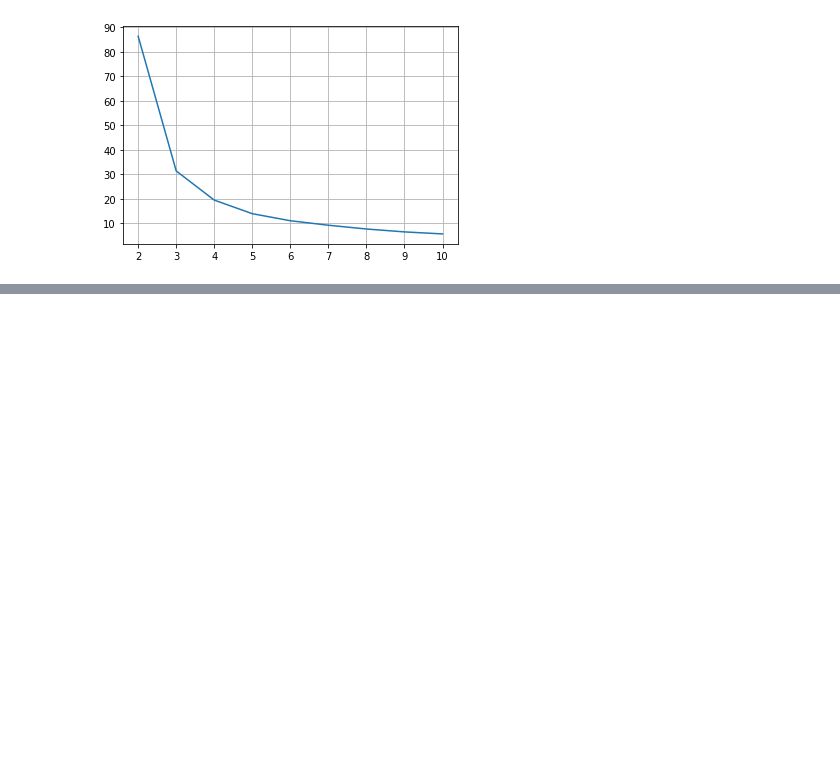
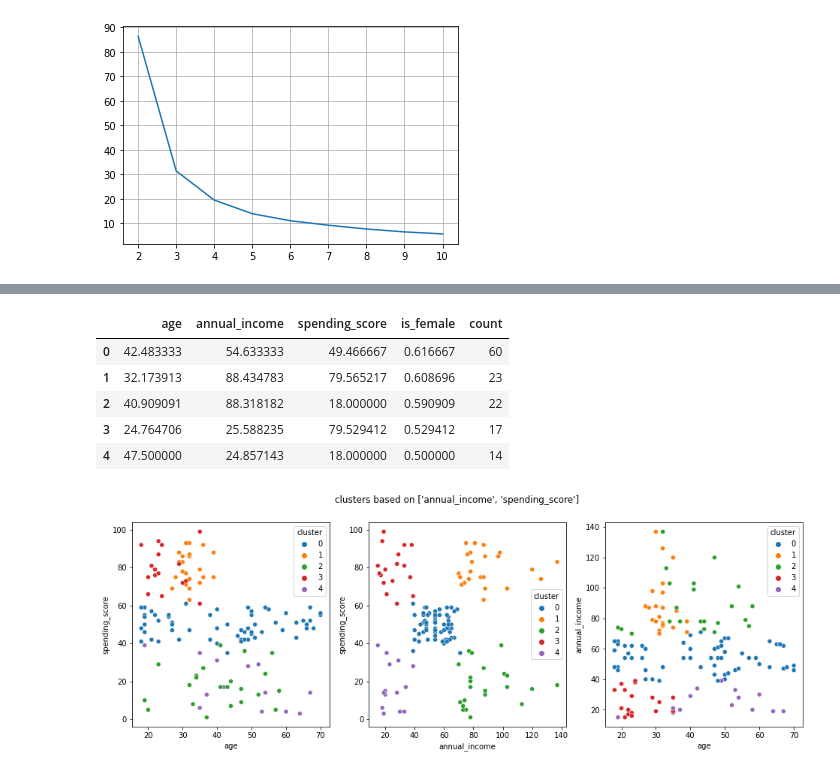
Before and after one commit to raycerna/clustering-exercises, a Jupyter notebook: modeling.ipynb, the cells around one changed output, grey strips where cells are left out. Cells and saved outputs as stored; diff of their text form; code cells hidden in the pictures; blank space fills up the shorter version.

```diff
--- a/modeling.ipynb
+++ b/modeling.ipynb
@@ -56,0 +110,32 @@ plt.grid()
+# %%
+X = train[['annual_income', 'spending_score']]
+
+kmeans = KMeans(n_clusters=5)
+kmeans.fit(X)
+train['cluster'] = kmeans.labels_
+train.cluster = train.cluster.astype('category')
+# %%
+fig, (ax1, ax2, ax3) = plt.subplots(1, 3, figsize=(16, 5))
+
+sns.scatterplot(data=train, y='spending_score', x='age', hue='cluster', ax=ax1)
+sns.scatterplot(data=train, y='spending_score', x='annual_income', hue='cluster', ax=ax2)
+sns.scatterplot(data=train, y='annual_income', x='age', hue='cluster', ax=ax3)
+fig.suptitle(f'clusters based on {X.columns.tolist()}')
+
+means_by_cluster = (train
+ .assign(is_female=train.gender == 'Female')
+ .drop(columns=['gender', 'customer_id'])
+ .groupby('cluster')
+ .mean())
+pd.concat([
+    means_by_cluster,
+    train.cluster.value_counts().sort_index().rename('count')
+], axis=1)
+# %% [output]
+|  | age | annual_income | spending_score | is_female | count |
+| 0 | 42.483333 | 54.633333 | 49.466667 | 0.616667 | 60 |
+| 1 | 32.173913 | 88.434783 | 79.565217 | 0.608696 | 23 |
+| 2 | 40.909091 | 88.318182 | 18.000000 | 0.590909 | 22 |
+| 3 | 24.764706 | 25.588235 | 79.529412 | 0.529412 | 17 |
+| 4 | 47.500000 | 24.857143 | 18.000000 | 0.500000 | 14 |
+[figure, added]
```
Also changed, not shown: parts of 7 cells of this notebook.
